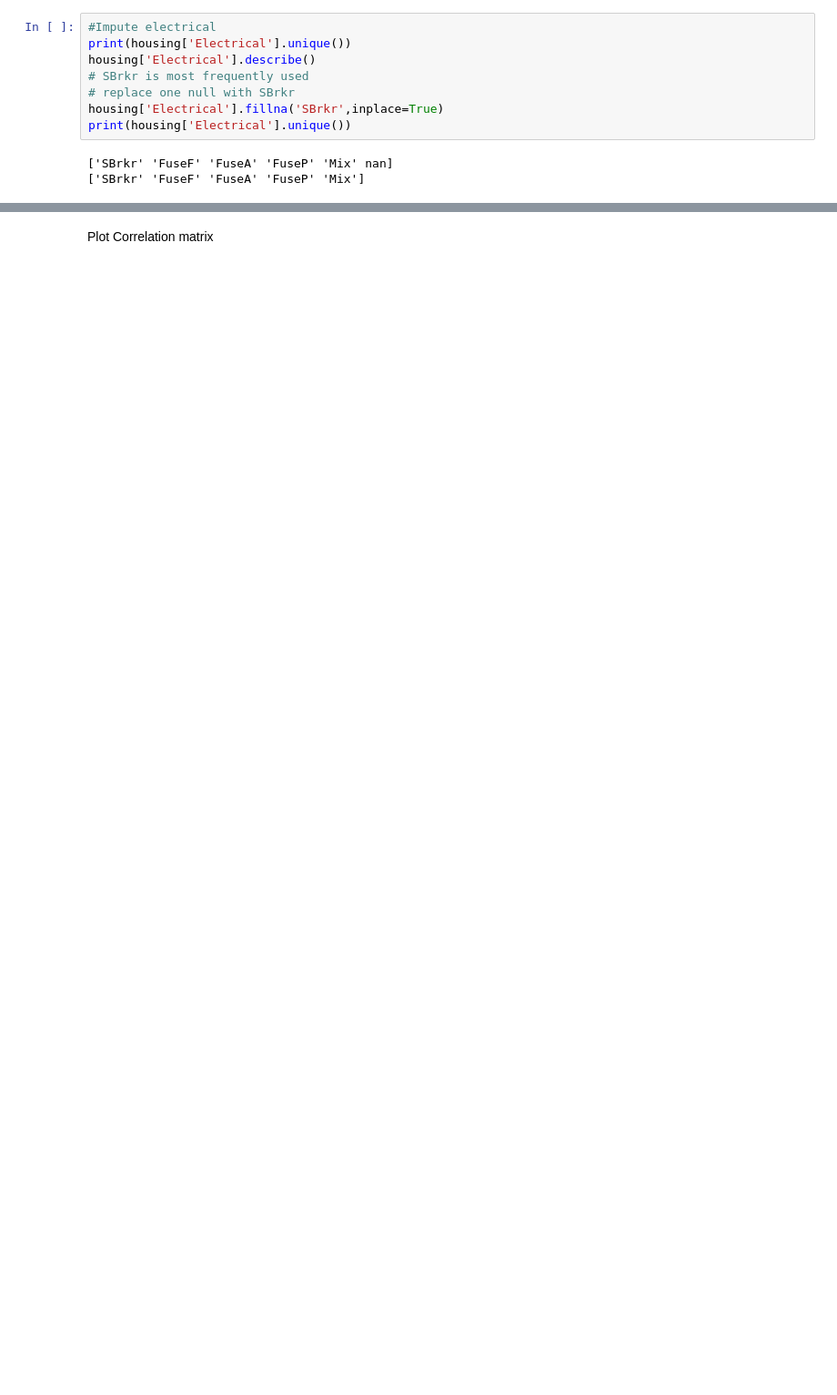
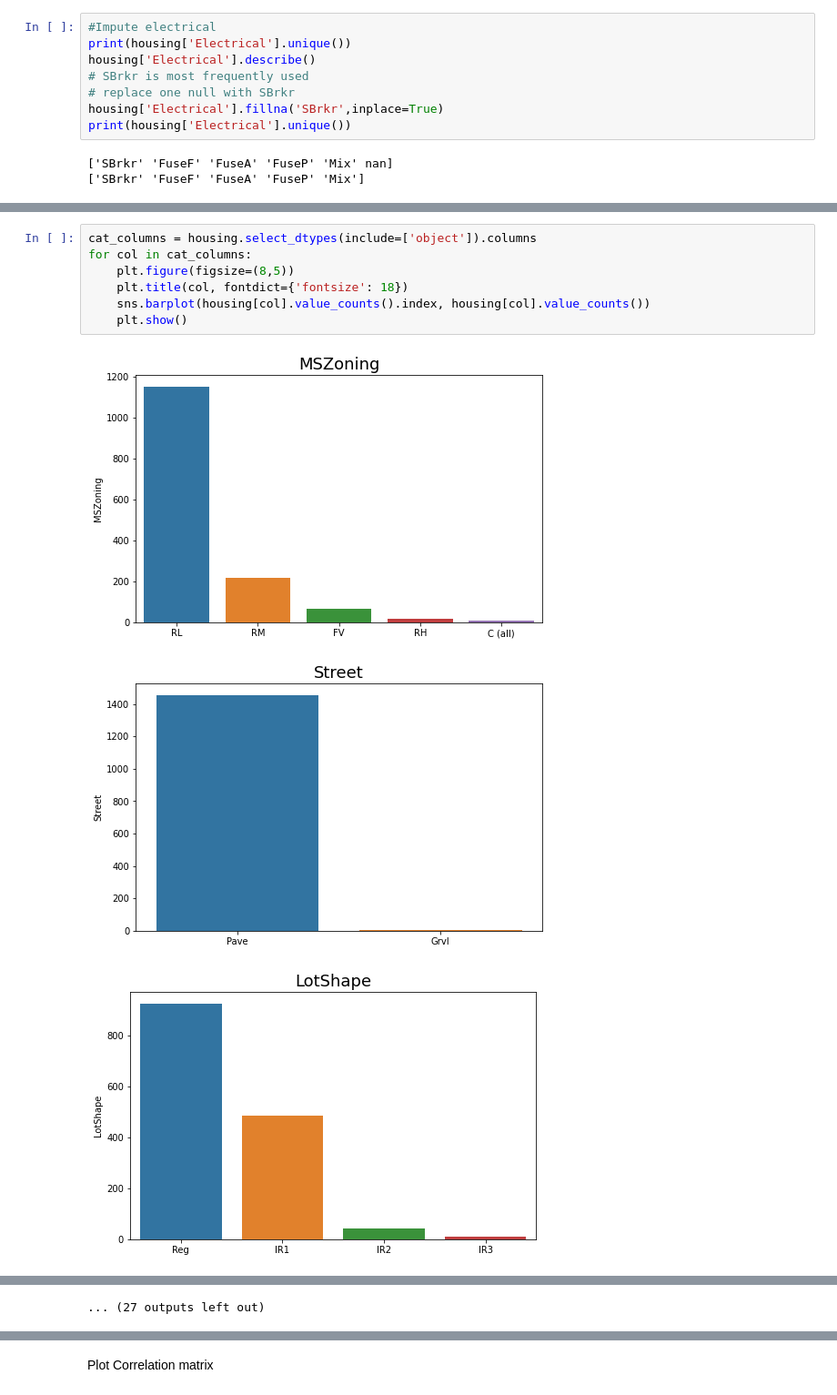
Before and after one commit to kishore-n-george/advanced-linear-regression, a Jupyter notebook: Advanced+Linear+Regression+Housing+Case+Study.ipynb, the cells around one changed output, grey strips where cells are left out. Shown at 91% size. Drawn from its saved outputs; the diff is of its cells as text; blank space fills up the shorter version.

```diff
--- a/Advanced+Linear+Regression+Housing+Case+Study.ipynb
+++ b/Advanced+Linear+Regression+Housing+Case+Study.ipynb
@@ -452,0 +387,11 @@ Inference
+# %%
+cat_columns = housing.select_dtypes(include=['object']).columns
+for col in cat_columns:
+    plt.figure(figsize=(8,5))
+    plt.title(col, fontdict={'fontsize': 18})
+    sns.barplot(housing[col].value_counts().index, housing[col].value_counts())
+    plt.show()
+# %% [output]
+[figure, added]
+[figure, added]
+[figure, added]
@@ -452,0 +407 @@ Inference
+... (27 outputs left out)
```
Also changed, not shown: parts of 37 cells of this notebook.
